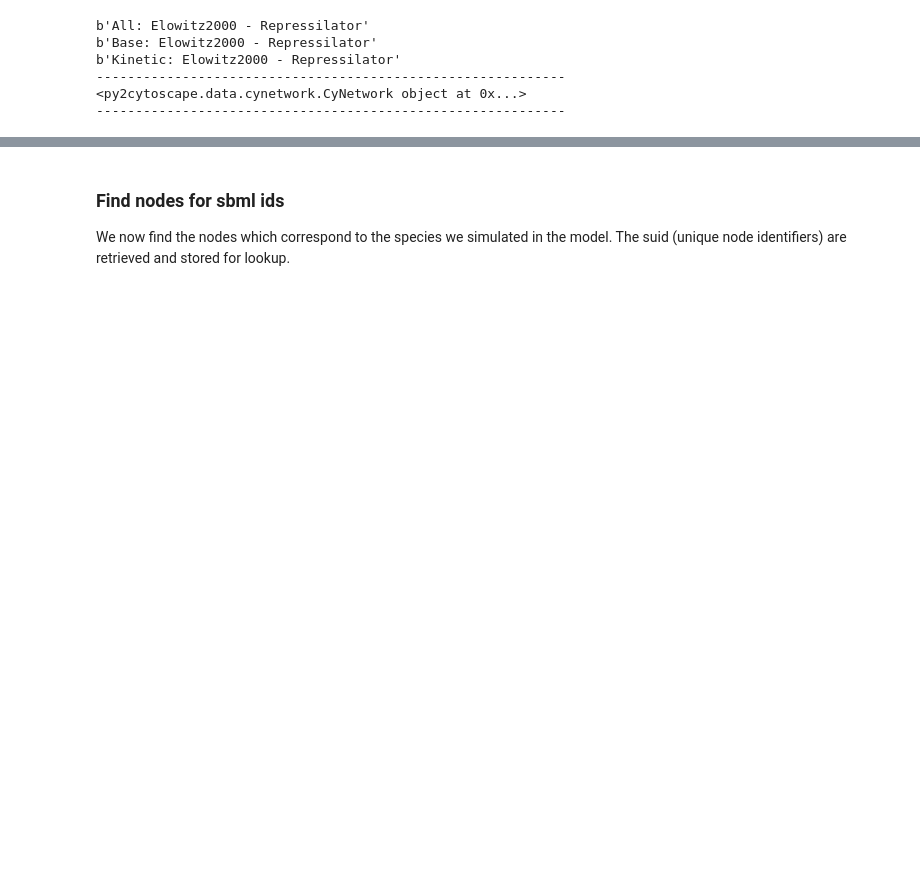
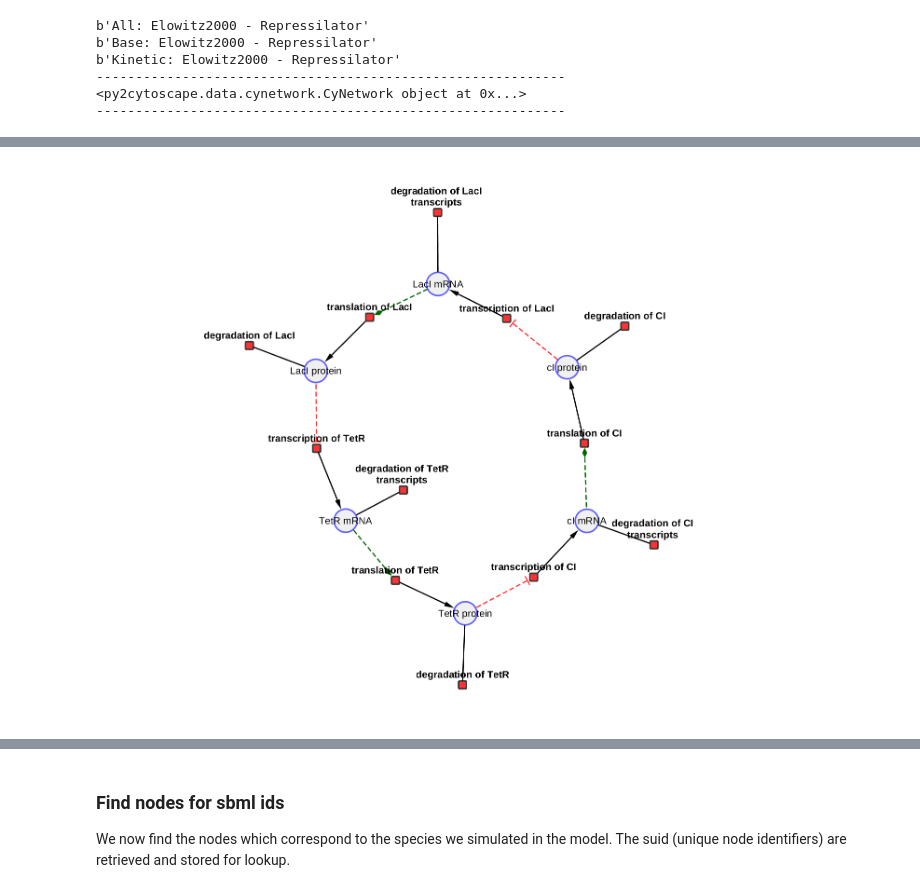
Before and after one commit to matthiaskoenig/cyrest-challenge, a Jupyter notebook: cyrest-challenge.ipynb, the cells around one changed output, grey strips where cells are left out. Saved outputs shown, nothing was run; the diff lists cells and outputs as text; code cells hidden in the pictures; blank space fills up the shorter version.

```diff
--- a/cyrest-challenge.ipynb
+++ b/cyrest-challenge.ipynb
@@ -191,0 +181,5 @@ All table attributes are available and can be manipulated.
+# %%
+from IPython.display import Image
+Image(base_net.get_png())
+# %% [output]
+[figure, added]
```
Also changed, not shown: parts of 28 cells of this notebook, 9 other files.
